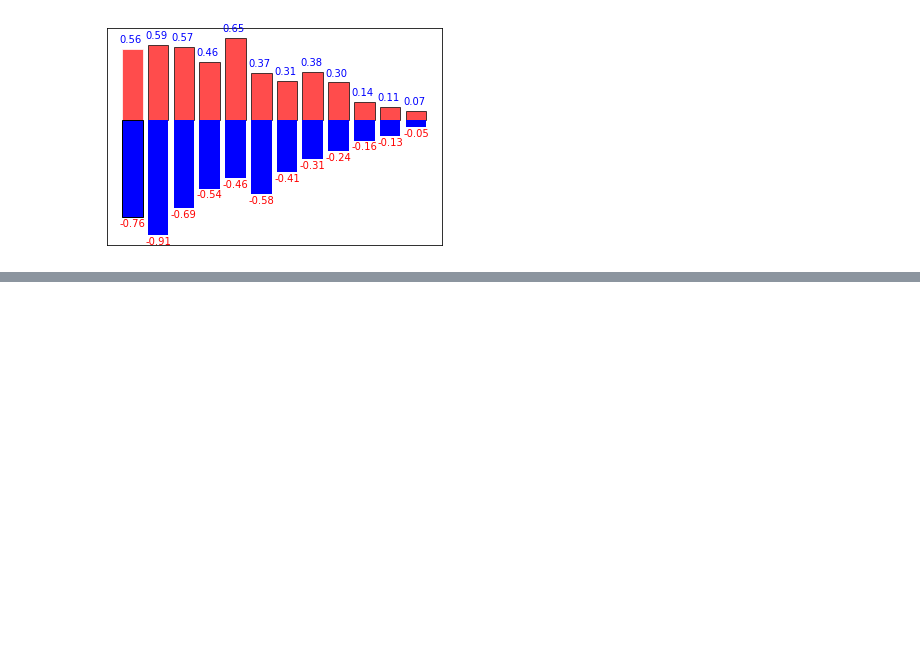
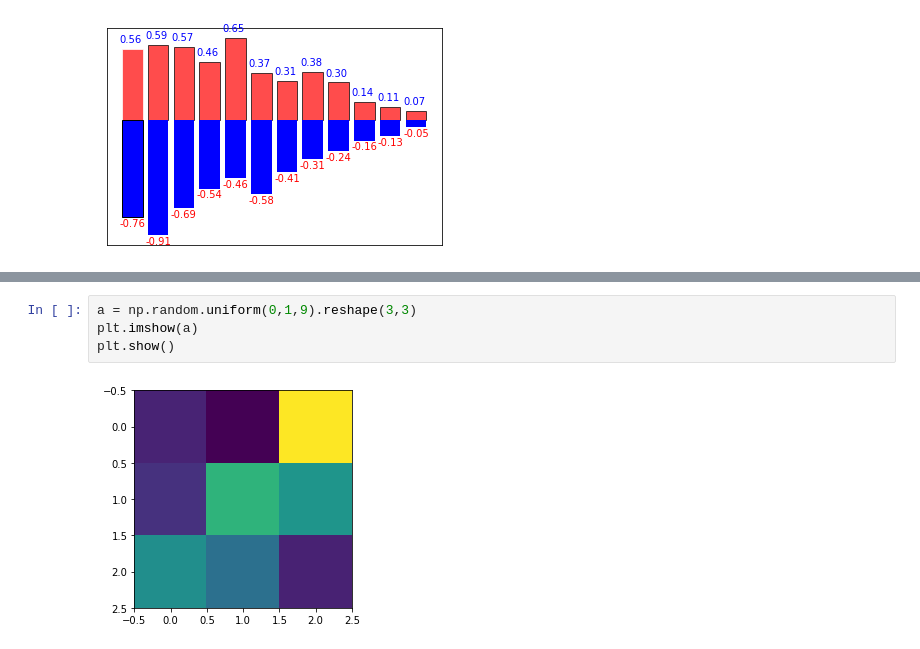
Before and after one commit to RayestGeeta/Python-basic-tutorial, a Jupyter notebook: matplotlib.ipynb, the cells around one changed output, grey strips where cells are left out. Cells and saved outputs as stored; diff of their text form; blank space fills up the shorter version.

```diff
--- a/matplotlib.ipynb
+++ b/matplotlib.ipynb
@@ -142,0 +143,6 @@ plt.show()
+# %%
+a = np.random.uniform(0,1,9).reshape(3,3)
+plt.imshow(a)
+plt.show()
+# %% [output]
+[figure, added]
```
Also changed, not shown: parts of 10 cells of this notebook.
